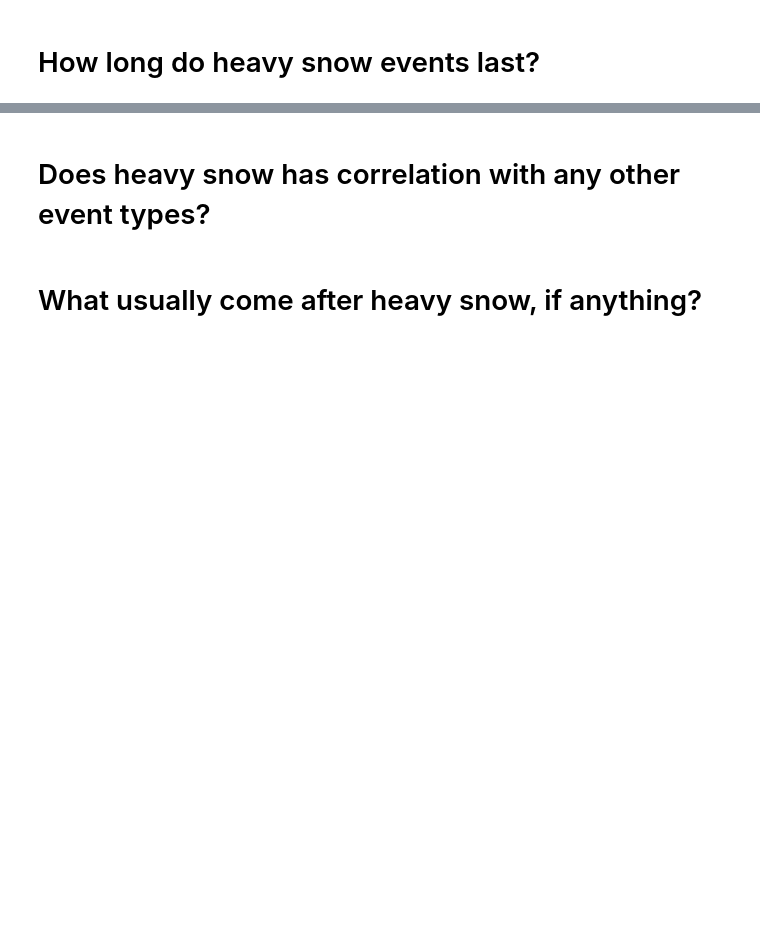
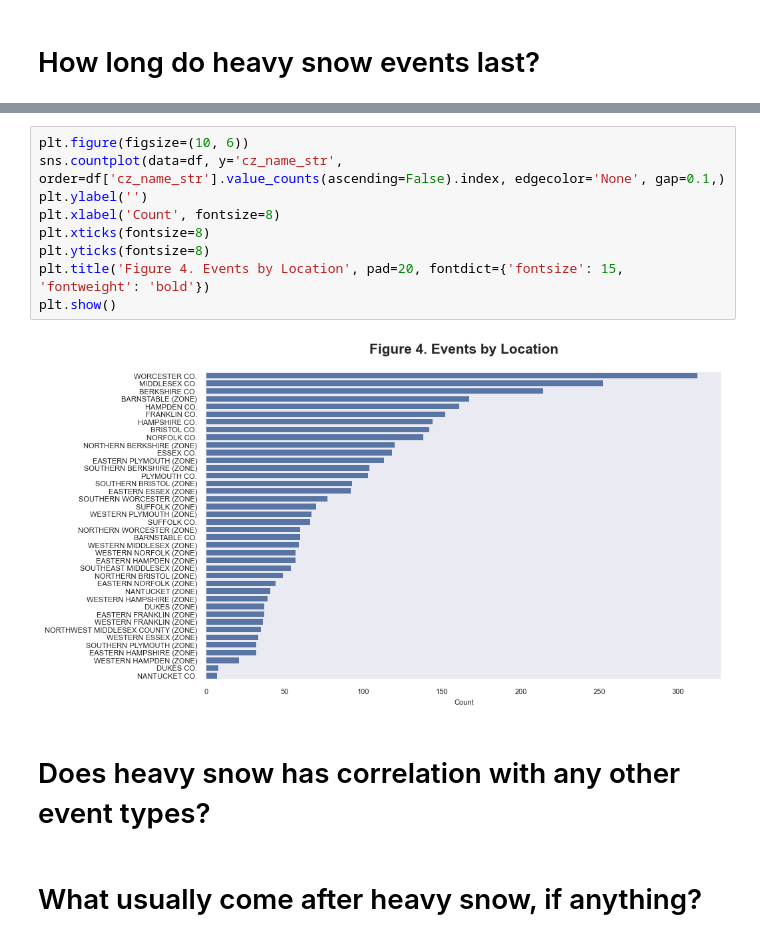
Before and after one commit to Hoale2908/MA_Weather, a Jupyter notebook: massachusetts_heavy_snow_analysis.ipynb, the cells around one changed output, grey strips where cells are left out. Saved outputs shown, nothing was run; the diff lists cells and outputs as text; blank space fills up the shorter version.

```diff
--- a/massachusetts_heavy_snow_analysis.ipynb
+++ b/massachusetts_heavy_snow_analysis.ipynb
@@ -149,3 +154,14 @@ plt.show()
+# %%
+plt.figure(figsize=(10, 6))
+sns.countplot(data=df, y='cz_name_str', order=df['cz_name_str'].value_counts(ascending=False).index, edgecolor='None', gap=0.1,)
+plt.ylabel('')
+plt.xlabel('Count', fontsize=8)
+plt.xticks(fontsize=8)
+plt.yticks(fontsize=8)
+plt.title('Figure 4. Events by Location', pad=20, fontdict={'fontsize': 15, 'fontweight': 'bold'})
+plt.show()
+# %% [output]
+[figure, added]
 # %% [markdown]
 # Does heavy snow has correlation with any other event types?
 # %% [markdown]
```
Also changed, not shown: parts of 8 cells of this notebook, 2 other files.
